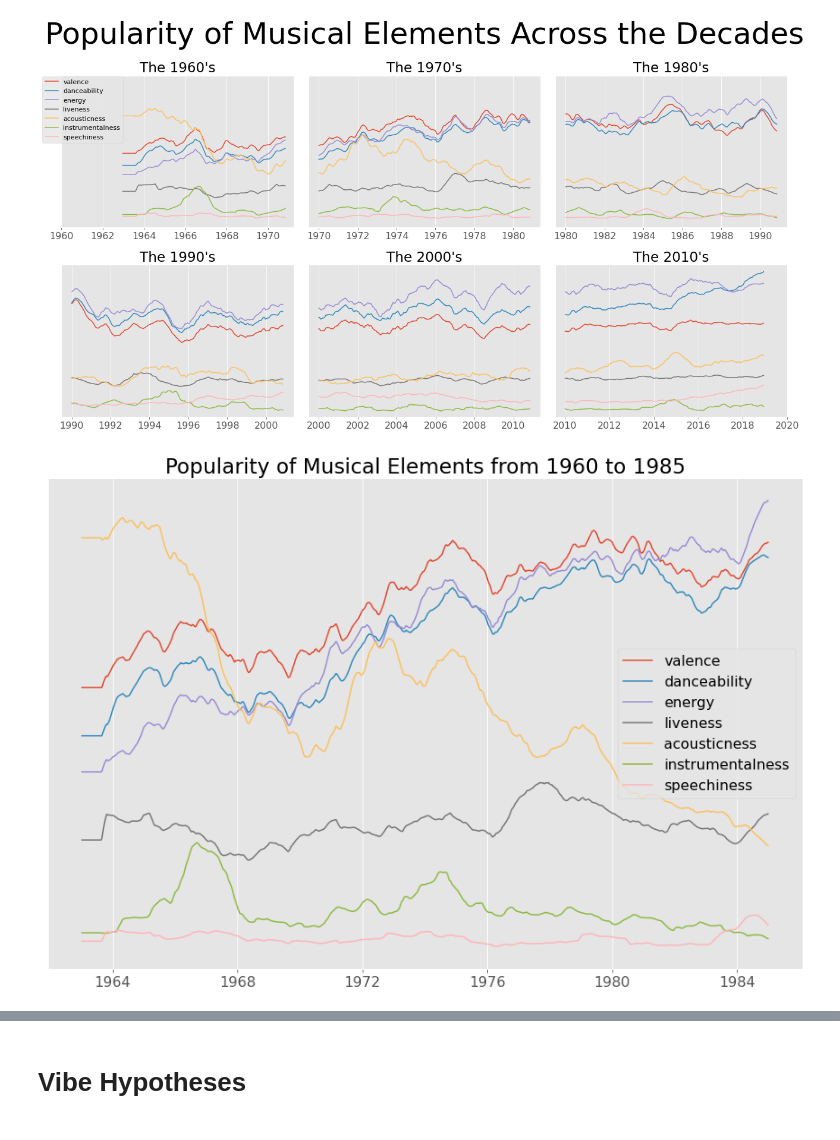
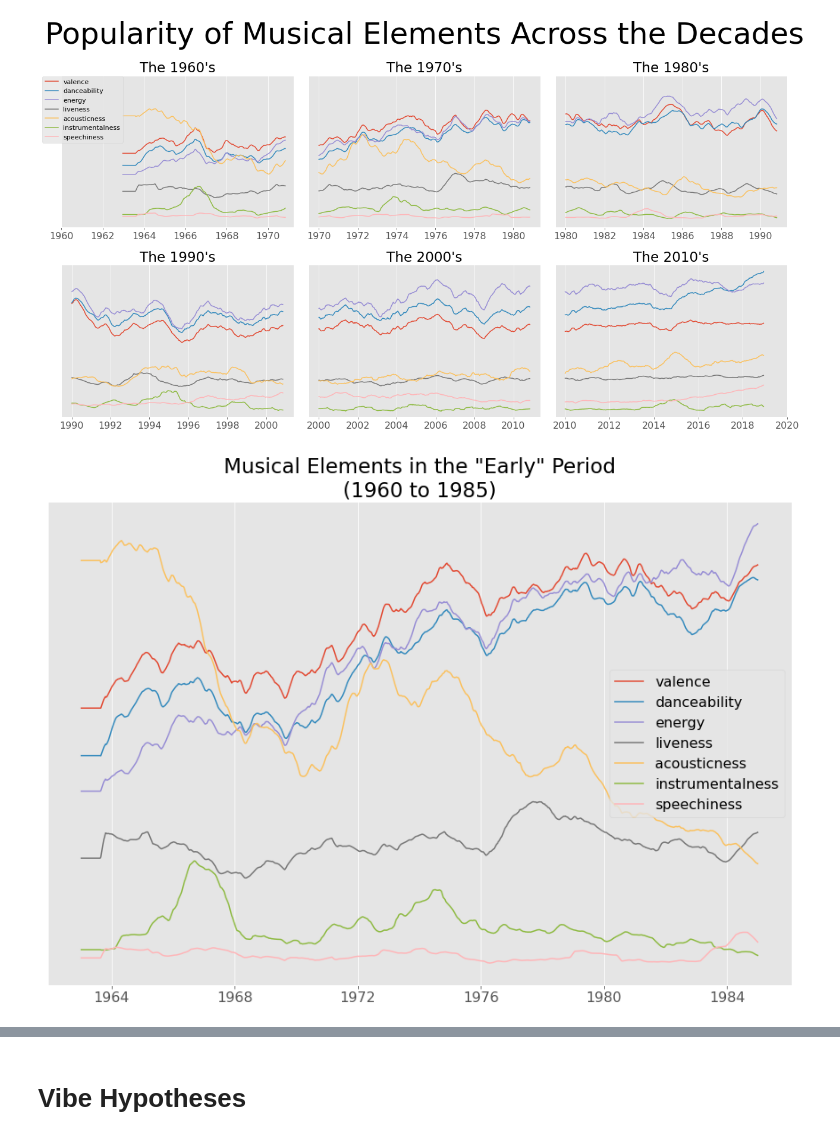
Before and after one commit to ZackMagnotti/tin-pan-data, a Jupyter notebook: vibe-analysis.ipynb, the cells around one changed output, grey strips where cells are left out. Drawn from its saved outputs; the diff is of its cells as text; code cells hidden in the pictures.

```diff
--- a/vibe-analysis.ipynb
+++ b/vibe-analysis.ipynb
@@ -124,18 +124,18 @@ fig.tight_layout()
 # %%
 delta = dt.timedelta(weeks=80)
 start = dt.date(1960, 1, 1)
 end = dt.date(1985, 1, 1)
 rolling_avg = parameter_ts.rolling(delta).mean().loc[start:end]
 
 fig, ax = plt.subplots(figsize=(15,10))
 for p in normal_parameters:
     ax.plot(rolling_avg.index, rolling_avg[p])
 
-ax.set_title(f'Popularity of Musical Elements from {start.year} to {end.year}')
+ax.set_title(f'Musical Elements in the "Early" Period\n({start.year} to {end.year})')
 ax.get_yaxis().set_visible(False)
 ax.legend(normal_parameters);
 # %% [output]
-[figure, old version]
+[figure, new version]
 # %%
 delta = dt.timedelta(weeks=80)
 start = dt.date(2000, 1, 1)
```
Also changed, not shown: parts of 3 cells of this notebook.
